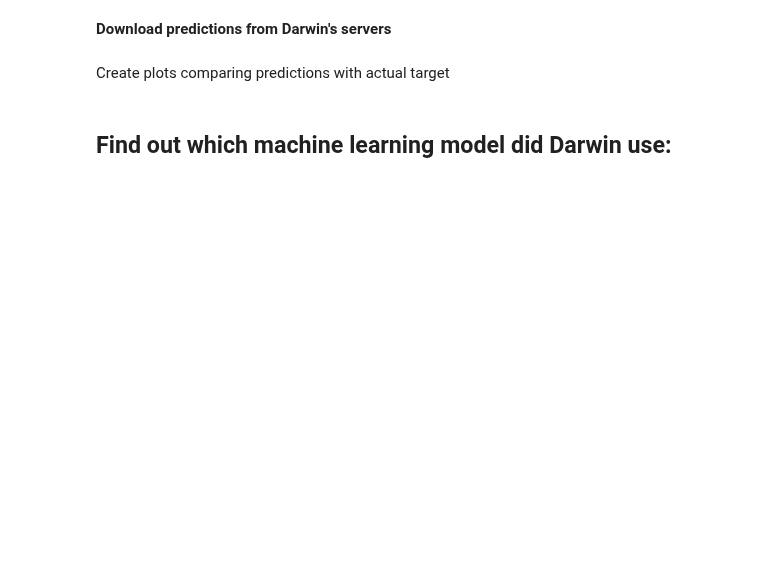
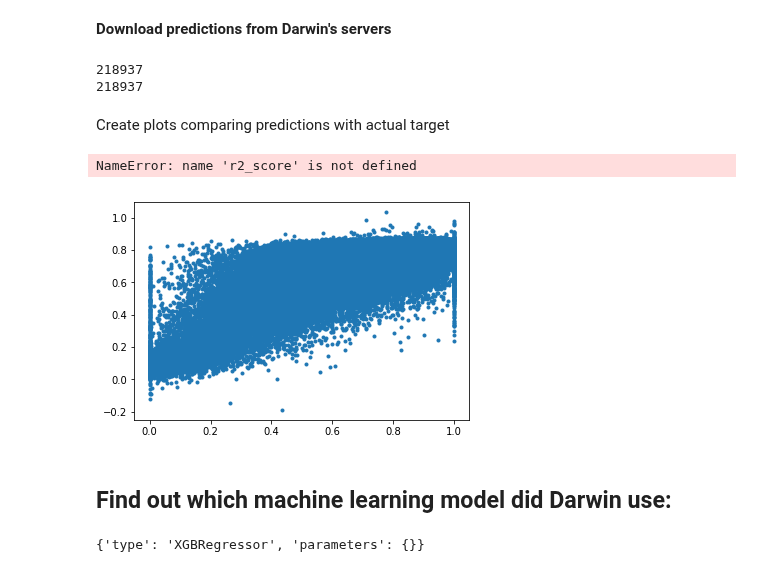
Before and after one commit to Mendez01/DarwinProject, a Jupyter notebook: DarwinProject.ipynb, the cells around one changed output. Saved outputs shown, nothing was run; the diff lists cells and outputs as text; code cells hidden in the pictures; blank space fills up the shorter version.

```diff
--- a/DarwinProject.ipynb
+++ b/DarwinProject.ipynb
@@ -814,2 +806,7 @@ ds.download_dataset(dataset_name)
   'part': 0,
   'note': 'part 0 of 0'})
+# %%
+path = 'C:/Users/Thomas Mendoza/AppData/Local/Temp'
+dataset_name = 'mergedData_Darwin.csv-part0-if46tfdz.csv' # this changes every download
+mergedData_Darwin_Cleaned = pd.read_csv(os.path.join(path,dataset_name))
+mergedData_Darwin_Cleaned.head()
@@ -818,7 +823,7 @@ ds.download_dataset(dataset_name)
 # %% [markdown]
 We will now build a model that will learn the class labels in the target column.<br> The target column is "percSOV". <br> You will have to specify your own target name for your custom dataset. <br> You can also increase max_train_time for longer training.
 # %%
-model = target + "_model1"
+model = target + "_model0"
 status, job_id = ds.create_model(dataset_names = dataset_name, \
                                  model_name =  model, \
                                  max_train_time = '00:02')
@@ -908,7 +943,7 @@ dtype: float64
 # Predictions
 **Perform model prediction on the the training dataset.**
 # %%
-status, artifact = ds.run_model(DATASET_NAME, model)
+status, artifact = ds.run_model(dataset_name, model)
 sleep(1)
 ds.wait_for_job(artifact['job_name'])
 # %% [output]
@@ -917,18 +954,26 @@ NameError: name 'DATASET_NAME' is not defined
 <strong>Download predictions from Darwin's servers
 # %%
 status, prediction = ds.download_artifact(artifact['artifact_name'])
-print(len(df[target]))
+print(len(mergedData_Darwin_Cleaned[target]))
 print(len(prediction[target]))
+# %% [output]
+218937
+218937
 # %% [markdown]
 Create plots comparing predictions with actual target
 # %%
 #Plot predictions vs actual
-plt.plot(df[target], prediction[target], '.')
+plt.plot(mergedData_Darwin_Cleaned[target], prediction[target], '.')
 #plt.plot([0,2.3e7],[0,2.3e7],'--k')
 print('R^2 : ', r2_score(df[target], prediction[target]))
+# %% [output]
+NameError: name 'r2_score' is not defined
+[figure, added]
 # %% [markdown]
 ## Find out which machine learning model did Darwin use:
 # %%
 status, model_type = ds.lookup_model_name(model)
 print(model_type['description']['best_genome'])
+# %% [output]
+{'type': 'XGBRegressor', 'parameters': {}}
 # %%
```
Also changed, not shown: parts of 19 cells of this notebook.
